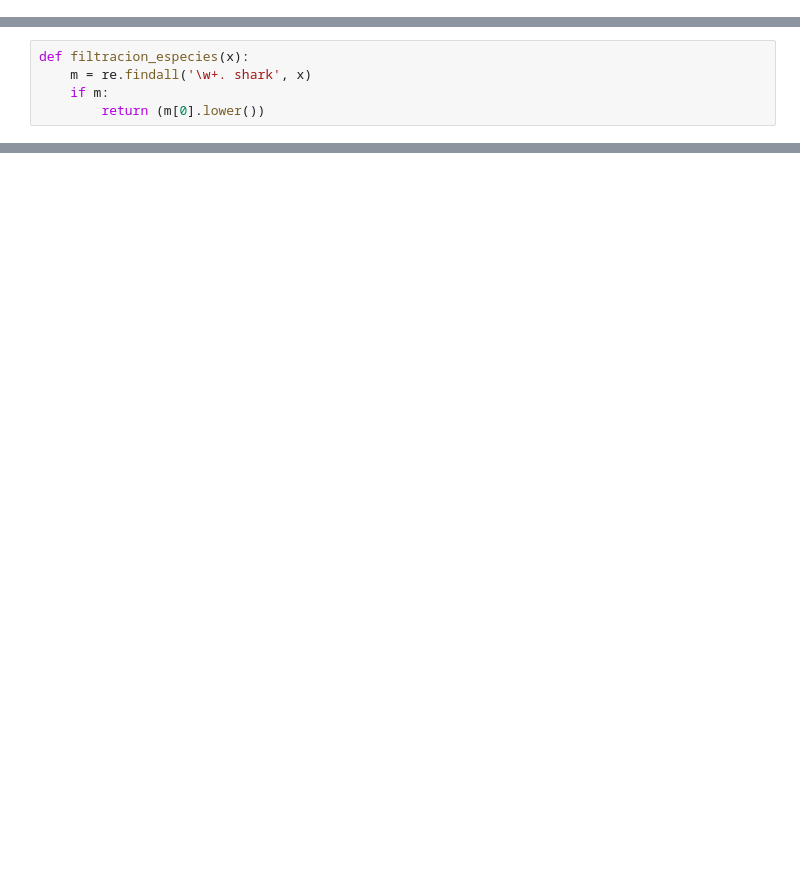
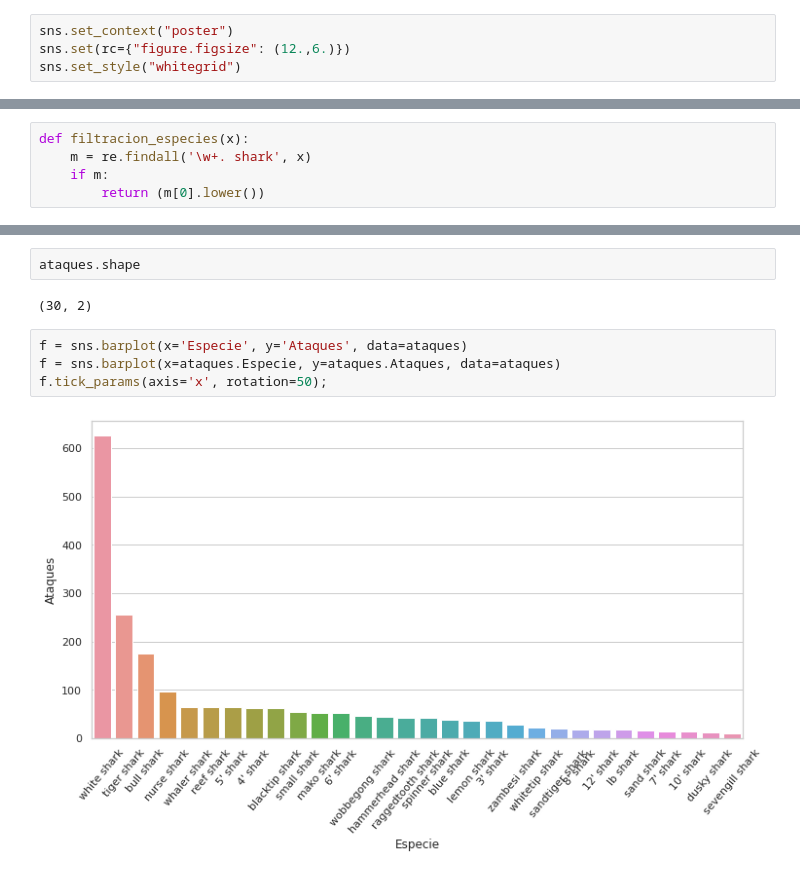
Before and after one commit to JulianTrufero/shark-data-cleaning, a Jupyter notebook: Pruebas.ipynb, the cells around one changed output, grey strips where cells are left out. Saved outputs shown, nothing was run; the diff lists cells and outputs as text; blank space fills up the shorter version.

```diff
--- a/Pruebas.ipynb
+++ b/Pruebas.ipynb
@@ -4,3 +4,7 @@ import seaborn as sns
 import matplotlib.pyplot as plt
 import pandas as pd
 import re
+# %%
+sns.set_context("poster")
+sns.set(rc={"figure.figsize": (12.,6.)})
+sns.set_style("whitegrid")
@@ -24,0 +52,10 @@ True
+# %%
+ataques.shape
+# %% [output]
+(30, 2)
+# %%
+f = sns.barplot(x='Especie', y='Ataques', data=ataques)
+f = sns.barplot(x=ataques.Especie, y=ataques.Ataques, data=ataques)
+f.tick_params(axis='x', rotation=50);
+# %% [output]
+[figure, added]
```
Also changed, not shown: parts of 10 cells of this notebook, 2 other files.
